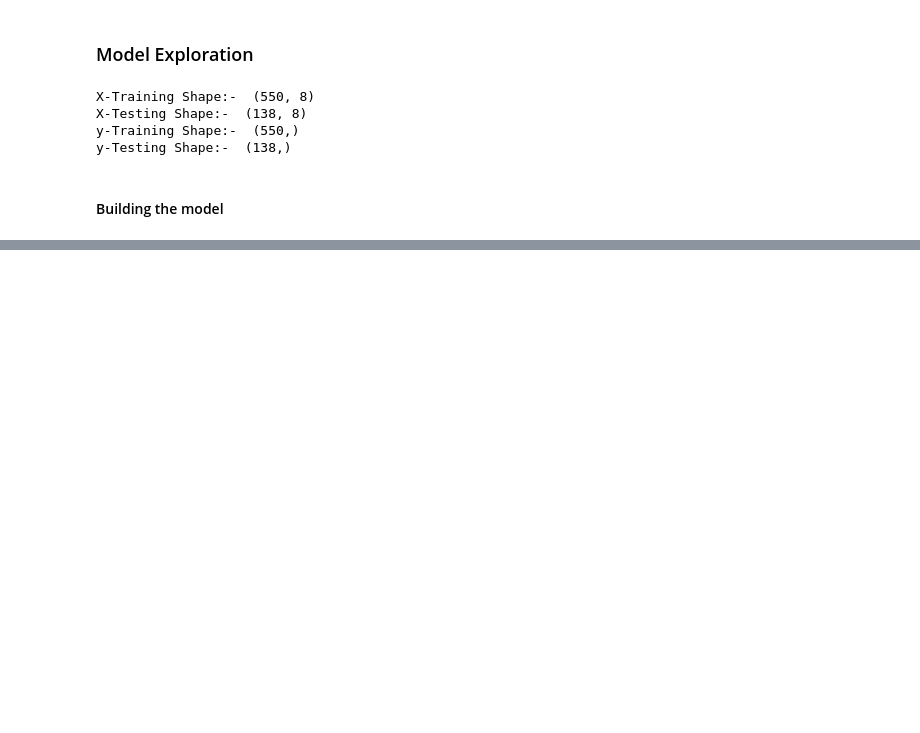
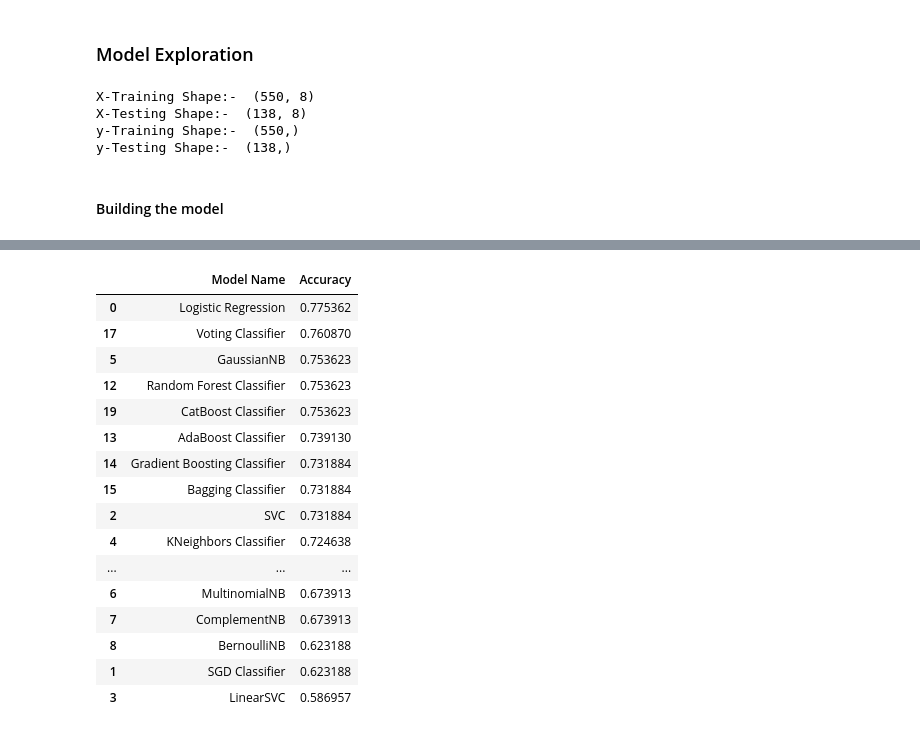
Before and after one commit to Fortunatetech/Diabetes-Prediction-with-Deployment-Using-flask-streamlit-DVC, a Jupyter notebook: notebook/Diabetes Prediction System .ipynb, the cells around one changed output, grey strips where cells are left out. Cells and saved outputs as stored; diff of their text form; code cells hidden in the pictures; blank space fills up the shorter version.

```diff
--- a/notebook/Diabetes Prediction System .ipynb
+++ b/notebook/Diabetes Prediction System .ipynb
@@ -224,5 +239,0 @@ It seems like Catboost in more Robust as compare to other models, so we will sav
-# %%
-import joblib
-joblib.dump(catboost, "model.pkl")
-model = joblib.load('model.pkl' )
-model.predict(X_test)
@@ -240,0 +318,26 @@ joblib.dump(xgb1, "XGboost.pkl")
+# %%
+# Create a DataFrame to store model results
+results_df = pd.DataFrame({'Model Name': model_list, 'Accuracy': accuracy_list})
+
+# Sort the DataFrame by Accuracy in descending order
+results_df = results_df.sort_values(by='Accuracy', ascending=False)
+
+results_df
+# %% [output]
+|  | Model Name | Accuracy |
+| 0 | Logistic Regression | 0.775362 |
+| 17 | Voting Classifier | 0.760870 |
+| 5 | GaussianNB | 0.753623 |
+| 12 | Random Forest Classifier | 0.753623 |
+| 19 | CatBoost Classifier | 0.753623 |
+| 13 | AdaBoost Classifier | 0.739130 |
+| 14 | Gradient Boosting Classifier | 0.731884 |
+| 15 | Bagging Classifier | 0.731884 |
+| 2 | SVC | 0.731884 |
+| 4 | KNeighbors Classifier | 0.724638 |
+| ... | ... | ... |
+| 6 | MultinomialNB | 0.673913 |
+| 7 | ComplementNB | 0.673913 |
+| 8 | BernoulliNB | 0.623188 |
+| 1 | SGD Classifier | 0.623188 |
+| 3 | LinearSVC | 0.586957 |
```
Also changed, not shown: parts of 9 cells of this notebook, 1 other file.
